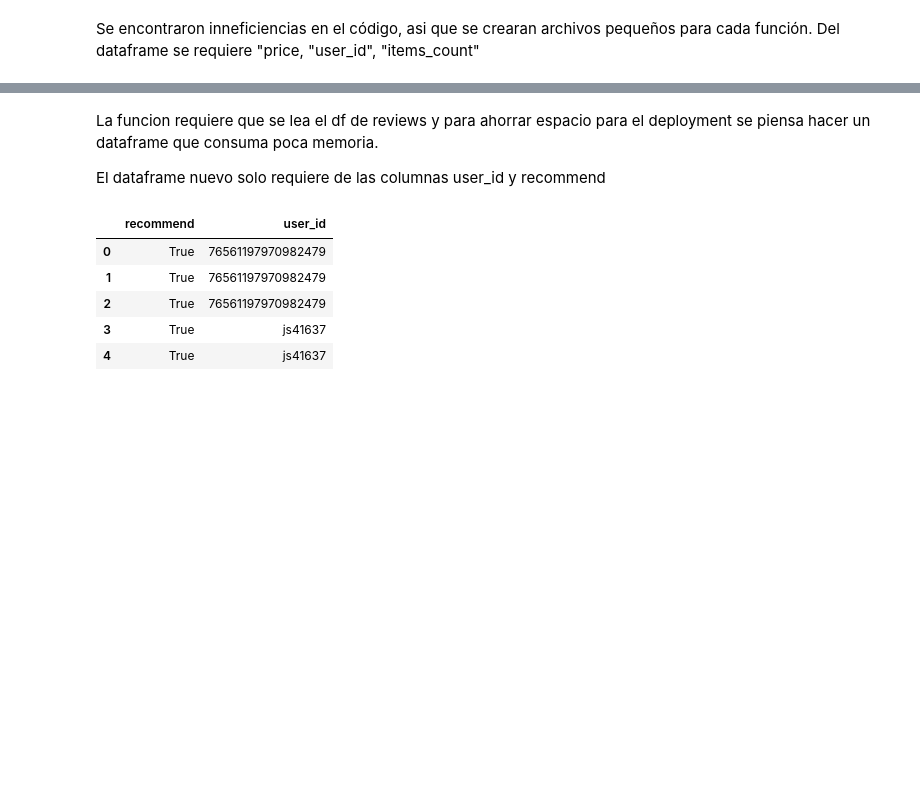
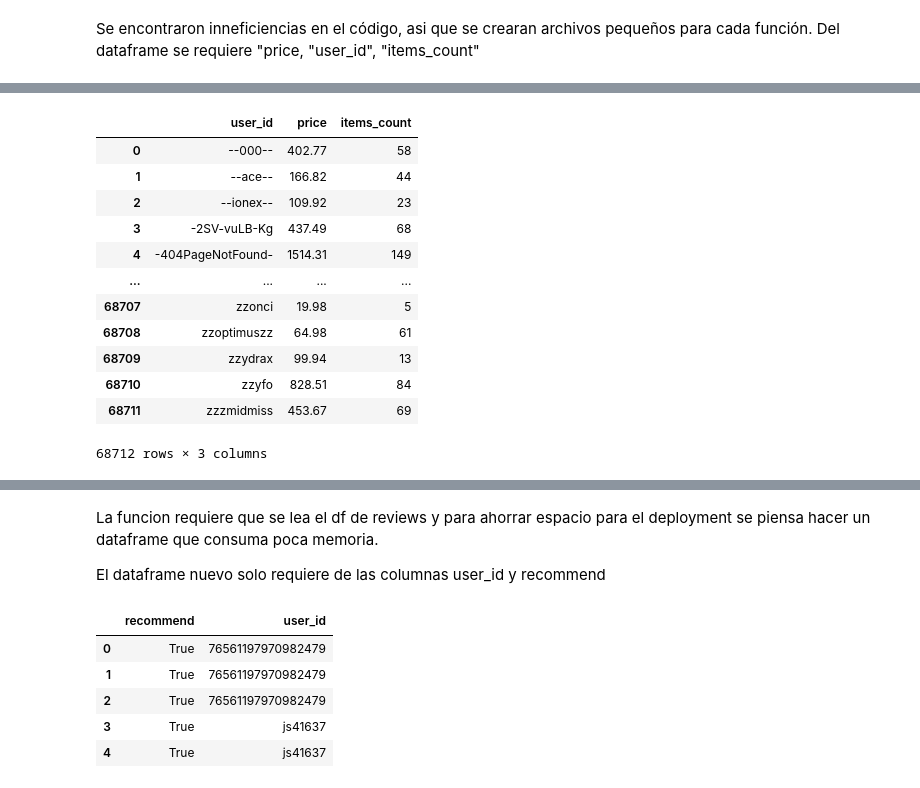
Before and after one commit to ReneSebastianJoo/API-de-Info-de-videojuegos-en-STEAM, a Jupyter notebook: funciones.ipynb, the cells around one changed output, grey strips where cells are left out. Cells and saved outputs as stored; diff of their text form; code cells hidden in the pictures; blank space fills up the shorter version.

```diff
--- a/funciones.ipynb
+++ b/funciones.ipynb
@@ -114,0 +142,4 @@ dfUserData = pd.read_parquet("data/dfUserData.parquet")
+# %%
+# Calcular la suma de la cantidad de dinero gastado por cada usuario
+dinero_usuario = dfG.groupby('user_id')['price'].sum().reset_index()
+dinero_usuario.head()
@@ -114,0 +153,6 @@ dfUserData = pd.read_parquet("data/dfUserData.parquet")
+# %%
+#Ya que tengo un dataframe que contiene la cantidad de items requiero formar una unica fila con usuarios unicos
+filas_unicas = dfUserData.drop_duplicates(subset=['user_id'])
+# Se quita price que ahora no nos sirve
+filas_unicas=filas_unicas.drop(["price"], axis=1)
+filas_unicas.head()
@@ -114,0 +166,18 @@ dfUserData = pd.read_parquet("data/dfUserData.parquet")
+# %%
+# Se pueden unir las dos tablas para dejar una sola
+dfUSERData = pd.merge(dinero_usuario,filas_unicas, on="user_id")
+dfUSERData
+# %% [output]
+|  | user_id | price | items_count |
+| 0 | --000-- | 402.77 | 58 |
+| 1 | --ace-- | 166.82 | 44 |
+| 2 | --ionex-- | 109.92 | 23 |
+| 3 | -2SV-vuLB-Kg | 437.49 | 68 |
+| 4 | -404PageNotFound- | 1514.31 | 149 |
+| ... | ... | ... | ... |
+| 68707 | zzonci | 19.98 | 5 |
+| 68708 | zzoptimuszz | 64.98 | 61 |
+| 68709 | zzydrax | 99.94 | 13 |
+| 68710 | zzyfo | 828.51 | 84 |
+| 68711 | zzzmidmiss | 453.67 | 69 |
+68712 rows × 3 columns
```
Also changed, not shown: parts of 17 cells of this notebook, 2 other files.
